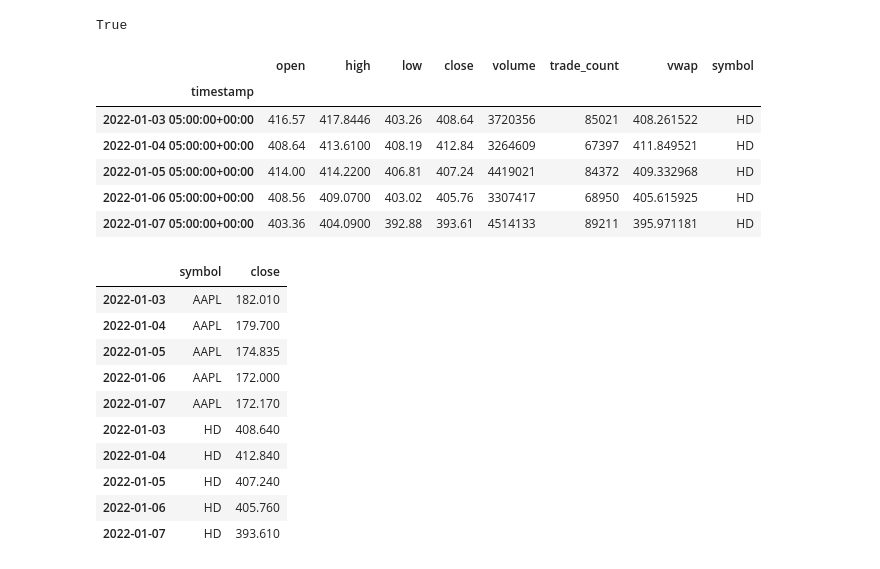
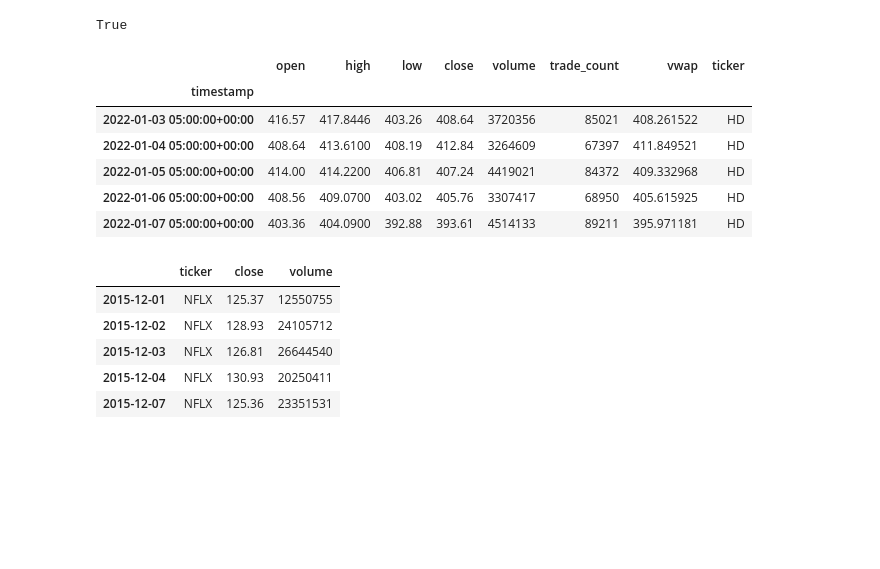
Before and after one commit to JoeHGeoghegan/P2G2-ProjectGit, a Jupyter notebook: Notebooks/Andrew.ipynb, the cells around one changed output. Drawn from its saved outputs; the diff is of its cells as text; code cells hidden in the pictures; blank space fills up the shorter version.

```diff
--- a/Notebooks/Andrew.ipynb
+++ b/Notebooks/Andrew.ipynb
@@ -23,13 +23,13 @@ def get_daily_trade_data(ticker, start, end, tradeapi):
         start,
         end
     ).df
-    ticker_df['symbol'] = ticker
+    ticker_df['ticker'] = ticker
 
     return ticker_df
 # %%
 get_daily_trade_data('HD', '2022-01-03', '2022-01-07', tradeapi)
 # %% [output]
-|  | open | high | low | close | volume | trade_count | vwap | symbol |
+|  | open | high | low | close | volume | trade_count | vwap | ticker |
 | timestamp |  |  |  |  |  |  |  |  |
 | 2022-01-03 05:00:00+00:00 | 416.57 | 417.8446 | 403.26 | 408.64 | 3720356 | 85021 | 408.261522 | HD |
 | 2022-01-04 05:00:00+00:00 | 408.64 | 413.6100 | 408.19 | 412.84 | 3264609 | 67397 | 411.849521 | HD |
@@ -37,31 +37,27 @@ get_daily_trade_data('HD', '2022-01-03', '2022-01-07', tradeapi)
 | 2022-01-06 05:00:00+00:00 | 408.56 | 409.0700 | 403.02 | 405.76 | 3307417 | 68950 | 405.615925 | HD |
 | 2022-01-07 05:00:00+00:00 | 403.36 | 404.0900 | 392.88 | 393.61 | 4514133 | 89211 | 395.971181 | HD |
 # %%
-ticker_list = ['AAPL', 'HD']
+ticker_list = pd.read_csv('./Data/Cleaned_Data/Ticker_library.csv')['Ticker'].to_list()
 
 def make_tickers_df(ticker_list, start_date_str, end_date_str, tradeapi):
     ticker_dfs_list = [get_daily_trade_data(ticker, start_date_str, end_date_str, tradeapi) for ticker in ticker_list]
     tickers_df = pd.concat(ticker_dfs_list, axis=0, join='outer')
-    tickers_df = tickers_df[['symbol','close']].reset_index().rename(columns={'timestamp':'date'}).set_index('date')
     tickers_df.index = tickers_df.index.date
+    tickers_df = tickers_df[['ticker','close','volume']]
     return tickers_df
 
     #['symbol','close'].reset_index().rename(columns={'timestamp':'date'}).set_index('date').dt.date
     #return tickers_df.index.dt.date.reset_index().rename(columns={"timestamp":"date"})
 # %%
-make_tickers_df(ticker_list, '2022-01-03', '2022-01-07', tradeapi)
+stocks_df = make_tickers_df(ticker_list, '2012-06-01', '2022-06-01', tradeapi)
+stocks_df.head()
 # %% [output]
-|  | symbol | close |
-| 2022-01-03 | AAPL | 182.010 |
-| 2022-01-04 | AAPL | 179.700 |
-| 2022-01-05 | AAPL | 174.835 |
-| 2022-01-06 | AAPL | 172.000 |
-| 2022-01-07 | AAPL | 172.170 |
-| 2022-01-03 | HD | 408.640 |
-| 2022-01-04 | HD | 412.840 |
-| 2022-01-05 | HD | 407.240 |
-| 2022-01-06 | HD | 405.760 |
-| 2022-01-07 | HD | 393.610 |
+|  | ticker | close | volume |
+| 2015-12-01 | NFLX | 125.37 | 12550755 |
+| 2015-12-02 | NFLX | 128.93 | 24105712 |
+| 2015-12-03 | NFLX | 126.81 | 26644540 |
+| 2015-12-04 | NFLX | 130.93 | 20250411 |
+| 2015-12-07 | NFLX | 125.36 | 23351531 |
 # %%
 def make_tickers_dict(ticker_list, start_date_str, end_date_str, tradeapi):
     return {ticker: get_daily_trade_data(ticker, start_date_str, end_date_str, tradeapi) for ticker in ticker_list}
```
Also changed, not shown: parts of 13 cells of this notebook, 2 other files.
